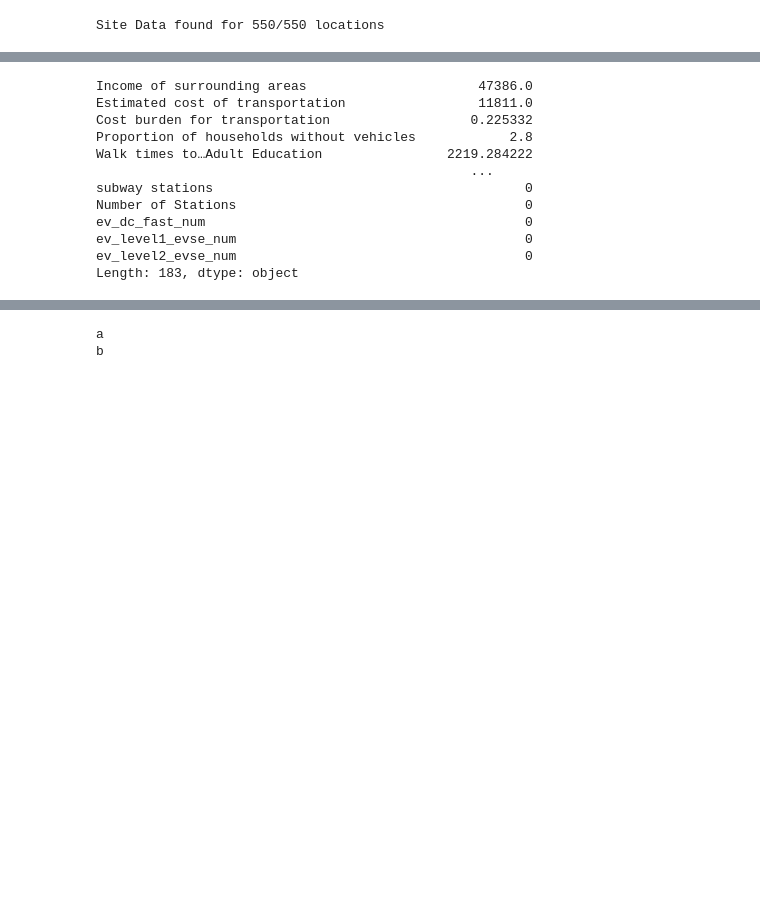
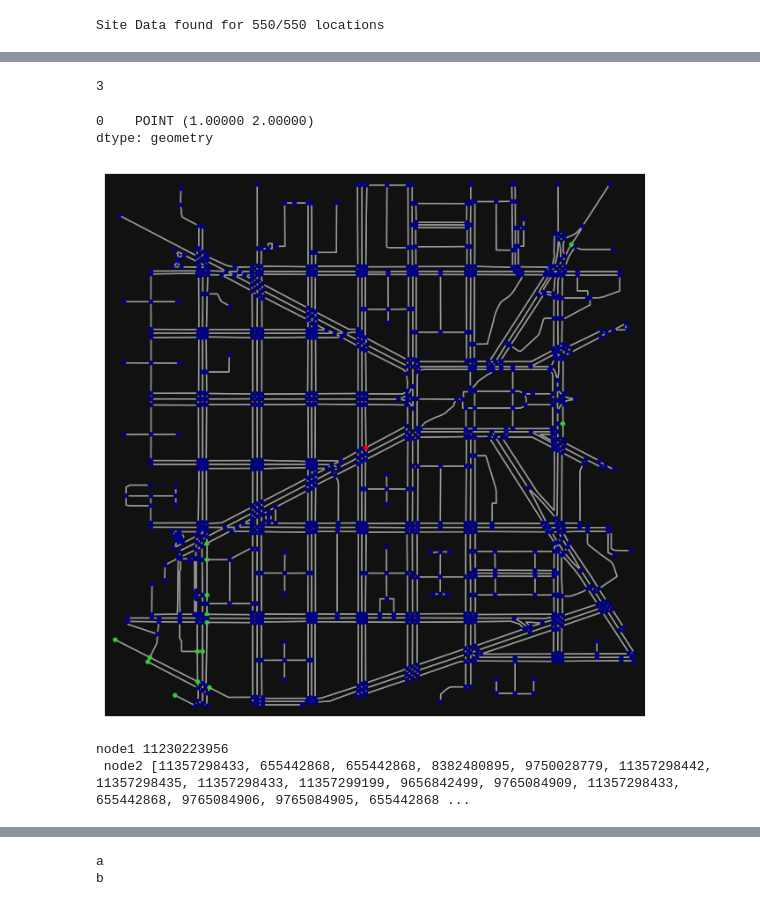
Before and after one commit to corrigant4a/ev_charging_analysis, a Jupyter notebook: ev_site_analysis_notebook.ipynb, the cells around one changed output, grey strips where cells are left out. Drawn from its saved outputs; the diff is of its cells as text; code cells hidden in the pictures; blank space fills up the shorter version.

```diff
--- a/ev_site_analysis_notebook.ipynb
+++ b/ev_site_analysis_notebook.ipynb
@@ -28,18 +47,9 @@ True
 # %%
 # G = ox.graph_from_point(center_point = location, dist = 500, network_type= 'walk')
 # %%
-# location = (gr_geocode(address).latitude,  gr_geocode(address).longitude)
-print(get_info(address, output = "DataFrame", debug = True))
+# # location = (gr_geocode(address).latitude,  gr_geocode(address).longitude)
+# print(get_info(address, output = "DataFrame", debug = True)[0]['amenities'])
+
+# ox.lo
-# %% [output]
-Income of surrounding areas                      47386.0
-Estimated cost of transportation                 11811.0
-Cost burden for transportation                  0.225332
-Proportion of households without vehicles            2.8
-Walk times to…Adult Education                2219.284222
-                                                ...
-subway stations                                        0
-Number of Stations                                     0
-ev_dc_fast_num                                         0
-ev_level1_evse_num                                     0
-ev_level2_evse_num                                     0
-Length: 183, dtype: object
+# %%
+coord = (38.88901239651124, -76.99236970466754)
@@ -45,0 +103,53 @@ Length: 183, dtype: object
+# %%
+import shapely
+import numpy as np
+import pandas as pd
+
+gdf_points = gdf.geometry.loc[gdf.geometry.apply(func = isinstance, args = (shapely.geometry.point.Point,))]
+
+
+great_circle_dist = ox.distance.great_circle(lat1 = coord[0], lon1 = coord[1], lat2 = gdf_points.y, lon2 = gdf_points.x)
+
+very_close = great_circle_dist < 50
+
+node1, dist1 = ox.distance.nearest_nodes(G, X = coord[1], Y = coord[0], return_dist = True)
+node2, dist2 = ox.distance.nearest_nodes(G, X = gdf_points.x, Y = gdf_points.y, return_dist = True)
+
+same_node = np.array(node2) == node1
+
+close_amenities = same_node | very_close
+
+remaining = gdf_points.loc[close_amenities == False]
+node2_remain = np.array(node2)[close_amenities == False]
+dist2_remain = np.array(dist2)[close_amenities == False]
+
+
+routes = ox.routing.shortest_path(G, [node1] * len(node2_remain), node2_remain, weight='length', cpus=1)
+
+
+edges = [ox.routing.route_to_gdf(G, route, weight = 'length') for route in routes]
+dists = np.array([sum(edgelist['length']) for edgelist in edges])
+print(sum(dist1 + dists + dist2_remain  < 500)+ sum(close_amenities) )
+# %% [output]
+3
+# %%
+import geopandas
+type(gdf_points)
+geopandas.geoseries.GeoSeries(shapely.geometry.point.Point(1,2))
+# %% [output]
+0    POINT (1.00000 2.00000)
+dtype: geometry
+# %%
+def pick_color(node_id):
+    if node_id == node1:
+        return 'red'
+    elif node_id in node2:
+        return 'limegreen'
+    return 'darkblue'
+
+ox.plot_graph(G, node_color=[pick_color(node) for node in G.nodes])
+print(f'node1 {node1} \n node2 {node2}')
+# %% [output]
+[figure, added]
+node1 11230223956
+ node2 [11357298433, 655442868, 655442868, 8382480895, 9750028779, 11357298442, 11357298435, 11357298433, 11357299199, 9656842499, 9765084909, 11357298433, 655442868, 9765084906, 9765084905, 655442868 ...
```
Also changed, not shown: parts of 9 cells of this notebook, 46 other files.
